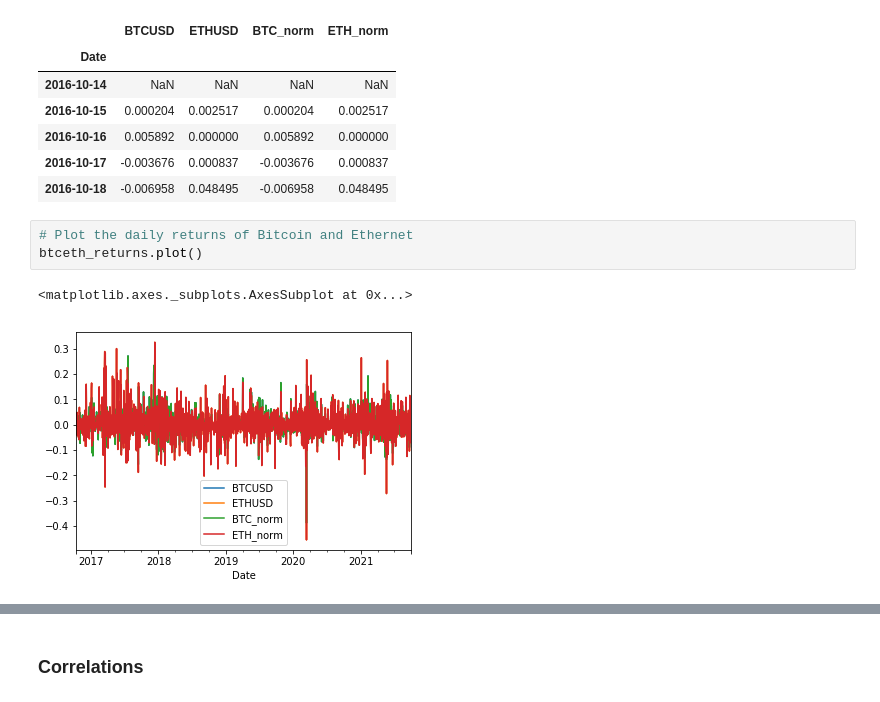
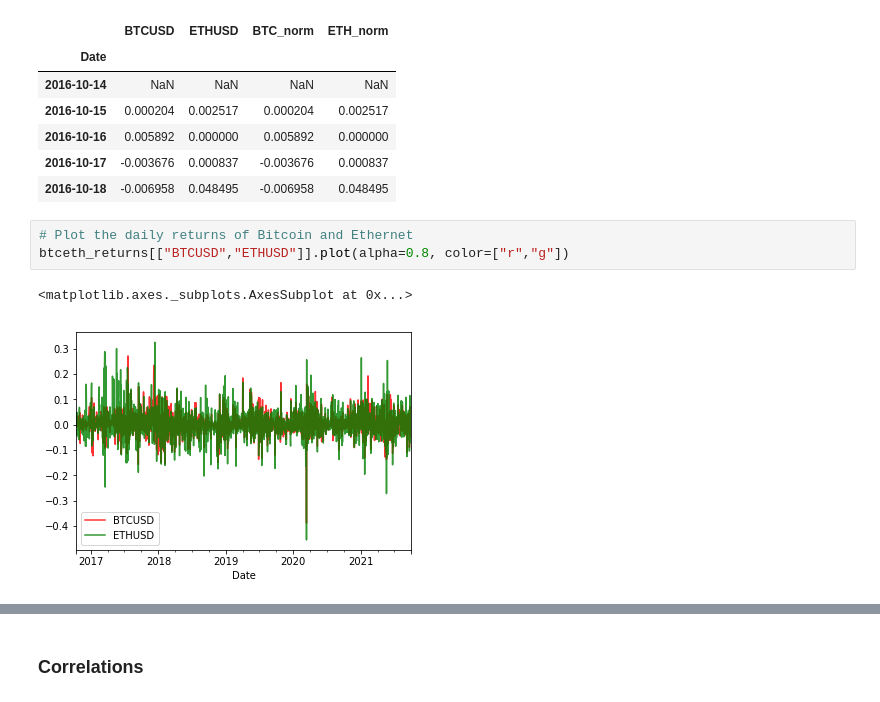
Before and after one commit to dcndn4/Project_1, a Jupyter notebook: ProjectOne_gfdata.ipynb, the cells around one changed output, grey strips where cells are left out. Saved outputs shown, nothing was run; the diff lists cells and outputs as text.

```diff
--- a/ProjectOne_gfdata.ipynb
+++ b/ProjectOne_gfdata.ipynb
@@ -155,7 +164,7 @@ btceth_returns.head()
 | 2016-10-18 | -0.006958 | 0.048495 | -0.006958 | 0.048495 |
 # %%
 # Plot the daily returns of Bitcoin and Ethernet
-btceth_returns.plot()
+btceth_returns[["BTCUSD","ETHUSD"]].plot(alpha=0.8, color=["r","g"])
 # %% [output]
 <matplotlib.axes._subplots.AxesSubplot at 0x...>
-[figure, old version]
+[figure, new version]
```
Also changed, not shown: parts of 4 cells of this notebook.
